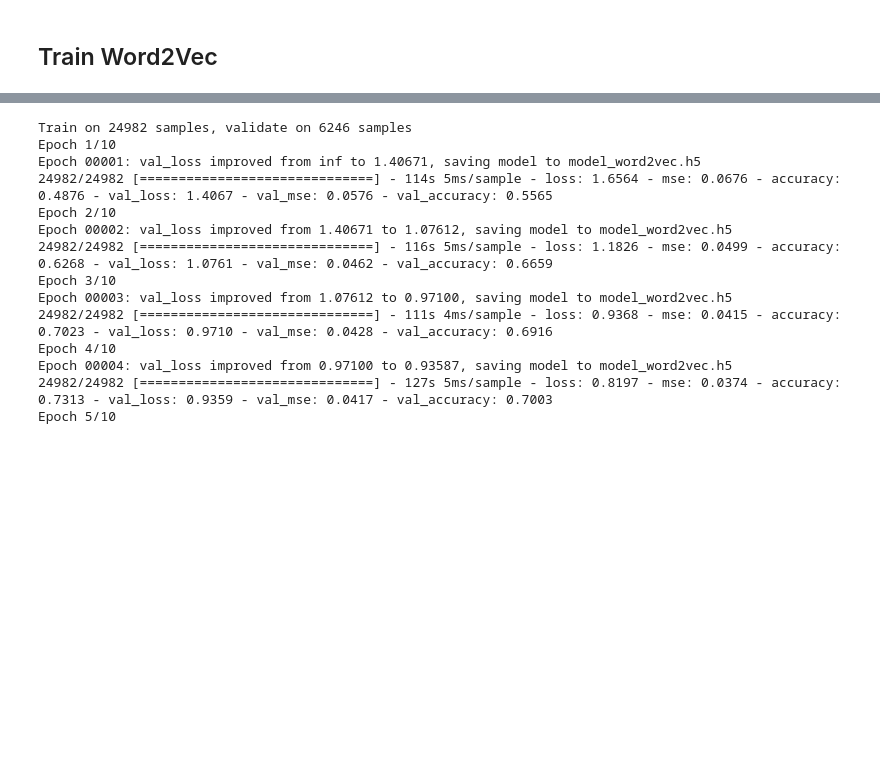
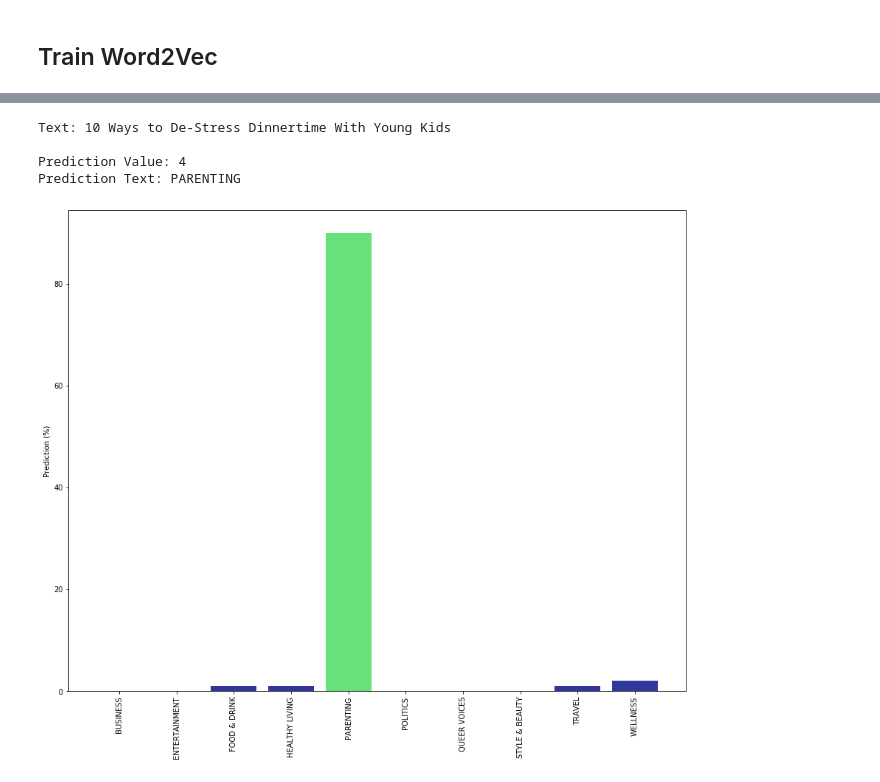
Before and after one commit to tobiassteidle/NLP-Text-Classification, a Jupyter notebook: NLP Text Classification.ipynb, the cells around one changed output, grey strips where cells are left out. Cells and saved outputs as stored; diff of their text form; code cells hidden in the pictures; blank space fills up the shorter version.

```diff
--- a/NLP Text Classification.ipynb
+++ b/NLP Text Classification.ipynb
@@ -276,6 +309,6 @@ w2v_model.train(vocabulary, total_examples=w2v_model.corpus_count, epochs=w2v_mo
 # %%
 BATCH_SIZE = 16
-EPOCHS = 10
+EPOCHS = 20
 # %%
 embedding_matrix = np.zeros((vocabulary_size, WORD_VECTOR_DIMENSION))
 for word, i in tokenizer.word_index.items():
@@ -359,8 +380,8 @@ Trainable params: 9,029,706
 Non-trainable params: 0
 __________________________________________________________________________________________________
 # %%
-def train_word2vec():
-    checkpoint = ModelCheckpoint('model_word2vec.h5', verbose=1, save_best_only=True, save_weights_only=False)
+def train():
+    checkpoint = ModelCheckpoint(MODEL_FILE, verbose=1, save_best_only=True, save_weights_only=False)
     earlystopping = EarlyStopping(patience=5, verbose=1)
     reduce_lr = ReduceLROnPlateau(factor=0.2, patience=3, verbose=1, min_delta=0.000001)
 
@@ -377,22 +398,7 @@ def train_word2vec():
 
     plot_history(history)
 
-if TRAIN_WORD2VEC:
-    train_word2vec()
+if TRAIN_MODEL:
+    train()
 else:
-    model = load_model('model_word2vec.h5')
+    model = load_model(MODEL_FILE)
-# %% [output]
-Train on 24982 samples, validate on 6246 samples
-Epoch 1/10
-Epoch 00001: val_loss improved from inf to 1.40671, saving model to model_word2vec.h5
-24982/24982 [==============================] - 114s 5ms/sample - loss: 1.6564 - mse: 0.0676 - accuracy: 0.4876 - val_loss: 1.4067 - val_mse: 0.0576 - val_accuracy: 0.5565
-Epoch 2/10
-Epoch 00002: val_loss improved from 1.40671 to 1.07612, saving model to model_word2vec.h5
-24982/24982 [==============================] - 116s 5ms/sample - loss: 1.1826 - mse: 0.0499 - accuracy: 0.6268 - val_loss: 1.0761 - val_mse: 0.0462 - val_accuracy: 0.6659
-Epoch 3/10
-Epoch 00003: val_loss improved from 1.07612 to 0.97100, saving model to model_word2vec.h5
-24982/24982 [==============================] - 111s 4ms/sample - loss: 0.9368 - mse: 0.0415 - accuracy: 0.7023 - val_loss: 0.9710 - val_mse: 0.0428 - val_accuracy: 0.6916
-Epoch 4/10
-Epoch 00004: val_loss improved from 0.97100 to 0.93587, saving model to model_word2vec.h5
-24982/24982 [==============================] - 127s 5ms/sample - loss: 0.8197 - mse: 0.0374 - accuracy: 0.7313 - val_loss: 0.9359 - val_mse: 0.0417 - val_accuracy: 0.7003
-Epoch 5/10
@@ -413,0 +405,31 @@ print("Prediction Text: {}".format(CLASSNAMES[prediction]))
+# %%
+#test_sentence = 'Will Ferrell And Molly Shannon Cover The Royal Wedding As \'Cord And Tish\'' # ENTERTAINMENT # FAIL
+#test_sentence = 'White House Officials Reportedly Considered Just \'Ignoring\' New Climate Research' # POLITICS # CORRECT
+#test_sentence = 'Beyond the Pill: Physicians\' Trend for 2013' #WELLNESS # CORRECT
+test_sentence = 'U.S. Launches Auto Import Probe, China Vows To Defend Its Interests' # BUSINESS # FAIL
+#test_sentence = 'We Tasted The New Fruit Punch Oreos, So You Don\'t Have To' # FOOD & DRINK # CORRECT
+#test_sentence = 'Wake-Up Calls Inspired My Change From Overdrive and Sleep Deprived' # HEALTHY_LIVING # FAIL
+test_sentence = '10 Ways to De-Stress Dinnertime With Young Kids' # PARENTING # CORRECT
+#test_sentence = 'Queer New World: Meet Brooklyn\'s Trey LaTrash' # QUEER VOICES # CORRECT
+#test_sentence = '7 Fashion Mistakes You\'ll Regret Forever' # STYLE & BEAUTY # CORRECT
+#test_sentence = 'Best Travel Apps And Hacks For Your Vacation Workout' # TRAVEL # CORRECT
+
+preprocessed_test_sentence = preprocess([test_sentence], tokenizer, padding=MAX_SEQUENCE_LEN)[0]
+
+print('Text: {}\n'.format(test_sentence))
+
+prediction = model.predict(preprocessed_test_sentence)[0]
+print('Prediction Value: {}'.format(np.argmax(prediction)))
+
+prediction_argmax = np.argmax(prediction)
+print("Prediction Text: {}".format(CLASSNAMES[prediction_argmax]))
+prediction = (prediction*100).astype(int)
+# %% [output]
+Text: 10 Ways to De-Stress Dinnertime With Young Kids
+
+Prediction Value: 4
+Prediction Text: PARENTING
+# %%
+plot_prediction_bar(prediction, CLASSNAMES)
+# %% [output]
+[figure, added]
```
Also changed, not shown: parts of 24 cells of this notebook.
